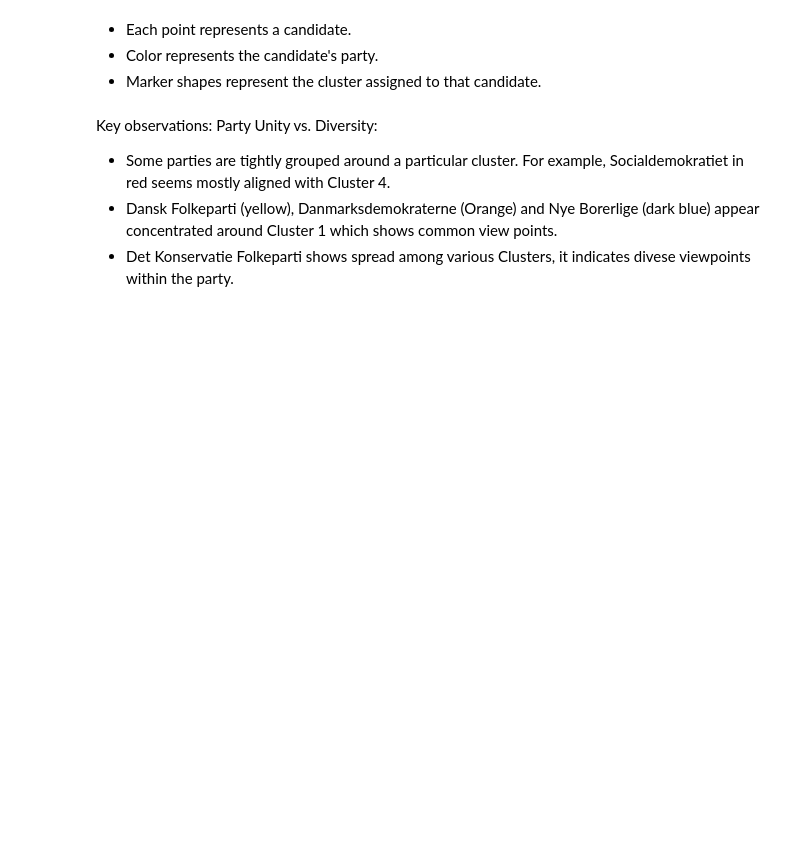
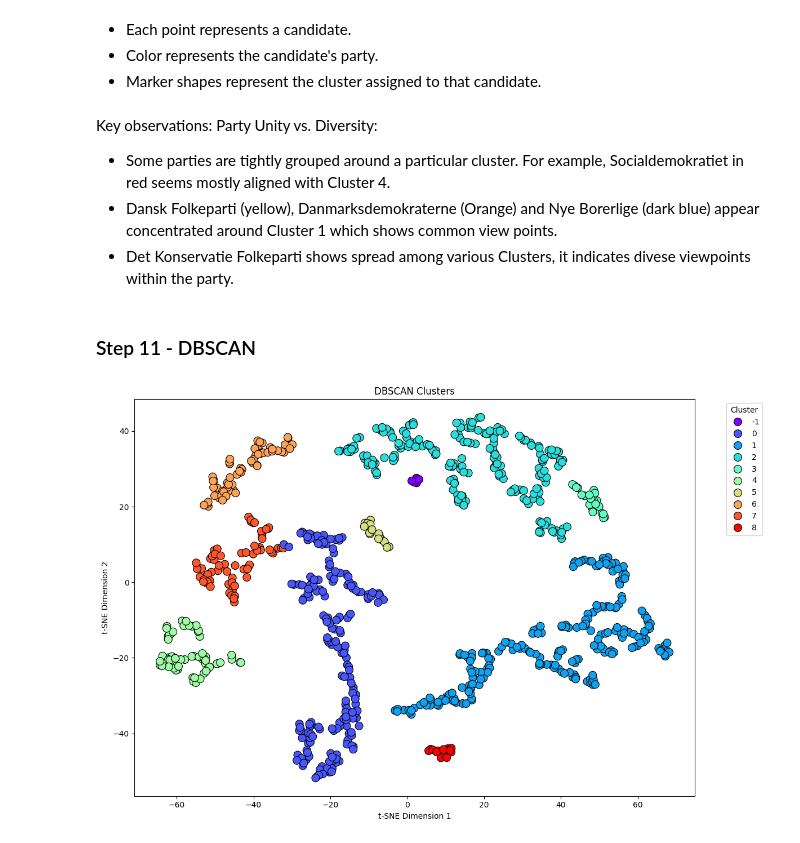
Before and after one commit to saransing/Machine-Learning, a Jupyter notebook: 5. Political Candiate Part 2/5. Candidate Test 2022 II.ipynb, the cells around one changed output. Cells and saved outputs as stored; diff of their text form; code cells hidden in the pictures; blank space fills up the shorter version.

Commit message:
DBSCAN

```diff
--- a/5. Political Candiate Part 2/5. Candidate Test 2022 II.ipynb
+++ b/5. Political Candiate Part 2/5. Candidate Test 2022 II.ipynb
@@ -604,3 +608,58 @@ Party Unity vs. Diversity:
 - Some parties are tightly grouped around a particular cluster. For example, Socialdemokratiet in red seems mostly aligned with Cluster 4.
 - Dansk Folkeparti (yellow), Danmarksdemokraterne (Orange) and Nye Borerlige (dark blue) appear concentrated around Cluster 1 which shows common view points.
 - Det Konservatie Folkeparti shows spread among various Clusters, it indicates divese viewpoints within the party.
+# %% [markdown]
+### Step 11 - DBSCAN
+# %%
+import matplotlib.pyplot as plt
+import seaborn as sns
+import pandas as pd
+from sklearn.decomposition import PCA
+from sklearn.manifold import TSNE
+from sklearn.cluster import DBSCAN
+import matplotlib.cm as cm
+import numpy as np
+
+# Apply PCA for initial dimensionality reduction
+pca = PCA(n_components=2, random_state=10)  # Retain the top 50 components (adjust as needed)
+X_pca = pca.fit_transform(answers)
+
+# Reduce dimensions further using t-SNE
+tsne = TSNE(n_components=2, perplexity=11, random_state=10)
+X_tsne = tsne.fit_transform(X_pca)
+
+# Perform DBSCAN clustering
+dbscan = DBSCAN(eps=6, min_samples=15)
+clusters = dbscan.fit_predict(X_tsne)
+
+# Create a DataFrame for visualization
+results_tsne = pd.DataFrame(X_tsne, columns=['Dim1', 'Dim2'])
+results_tsne['Cluster'] = clusters  # Add DBSCAN cluster labels
+
+
+# Generate rainbow colors for clusters
+unique_clusters = np.sort(results_tsne['Cluster'].unique())
+n_clusters = len(unique_clusters)
+colors = cm.rainbow(np.linspace(0, 1, n_clusters))  # Generate colors from the rainbow colormap
+palette = [colors[i] for i in range(n_clusters)]
+
+# Plot the t-SNE-reduced data
+plt.figure(figsize=(12, 8))
+sns.scatterplot(
+    data=results_tsne,
+    x='Dim1',
+    y='Dim2',
+    hue='Cluster',  # Use colors for clusters
+    palette=palette,  # Provide a list of colors
+    s=100,
+    edgecolor='k',
+    legend='full'
+)
+plt.title("DBSCAN Clusters")
+plt.xlabel("t-SNE Dimension 1")
+plt.ylabel("t-SNE Dimension 2")
+plt.legend(title="Cluster", bbox_to_anchor=(1.05, 1), loc='upper left')
+plt.tight_layout()
+plt.show()
+# %% [output]
+[figure, added]
```
Also changed, not shown: parts of 6 cells of this notebook.
